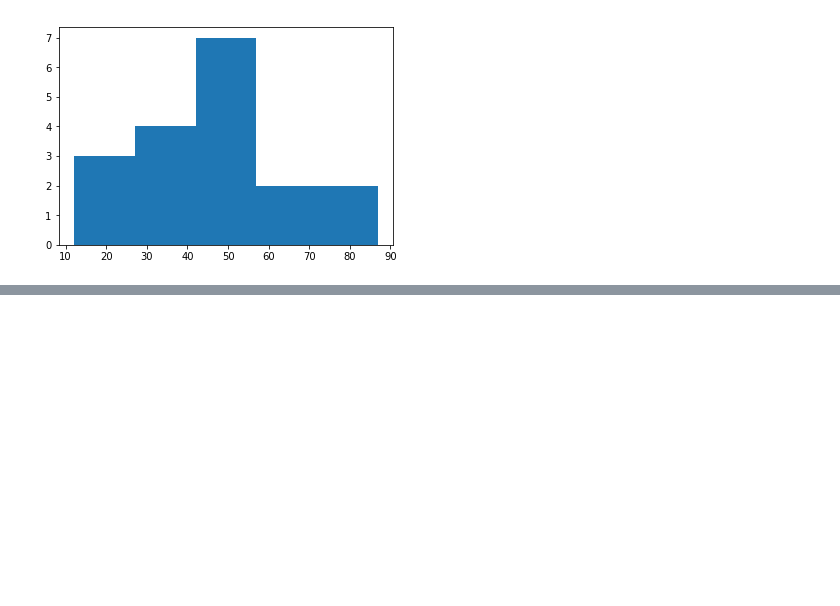
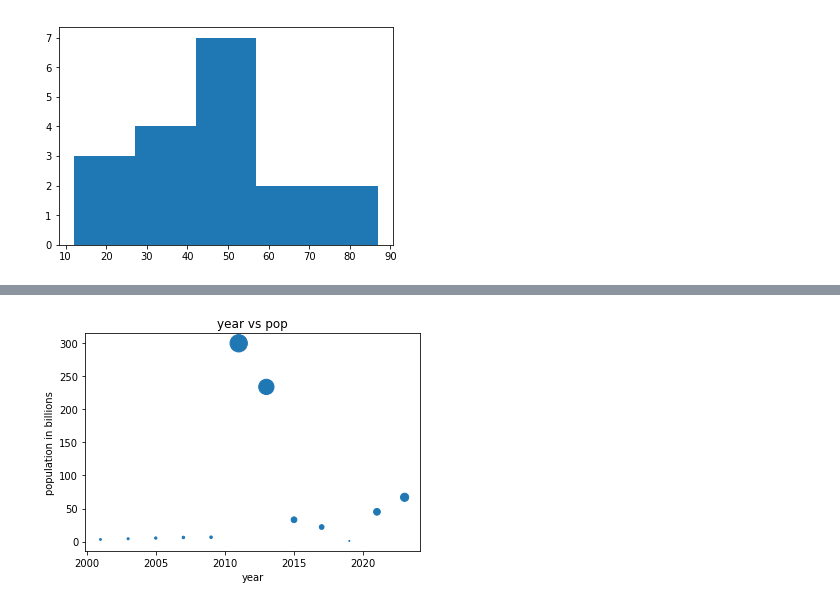
Before and after one commit to adityakuppa26/Matplotlib-Basics, a Jupyter notebook: plots.ipynb, the cells around one changed output, grey strips where cells are left out. Cells and saved outputs as stored; diff of their text form; code cells hidden in the pictures; blank space fills up the shorter version.

```diff
--- a/plots.ipynb
+++ b/plots.ipynb
@@ -52,0 +66,10 @@ plt.show()
+# %%
+import numpy as np
+np_pop=np.array(pop)
+plt.xlabel('year')
+plt.ylabel('population in billions')
+plt.title('year vs pop')
+plt.scatter(year,pop,s=np_pop)       # size of dots as per the population
+plt.show()
+# %% [output]
+[figure, added]
```
Also changed, not shown: parts of 5 cells of this notebook.
